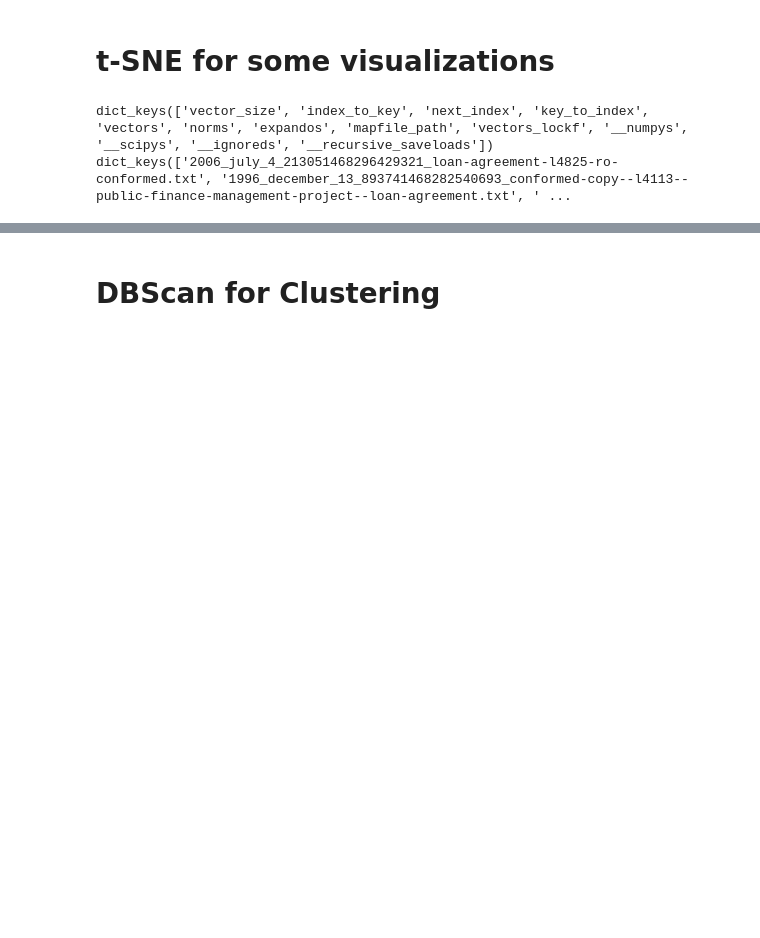
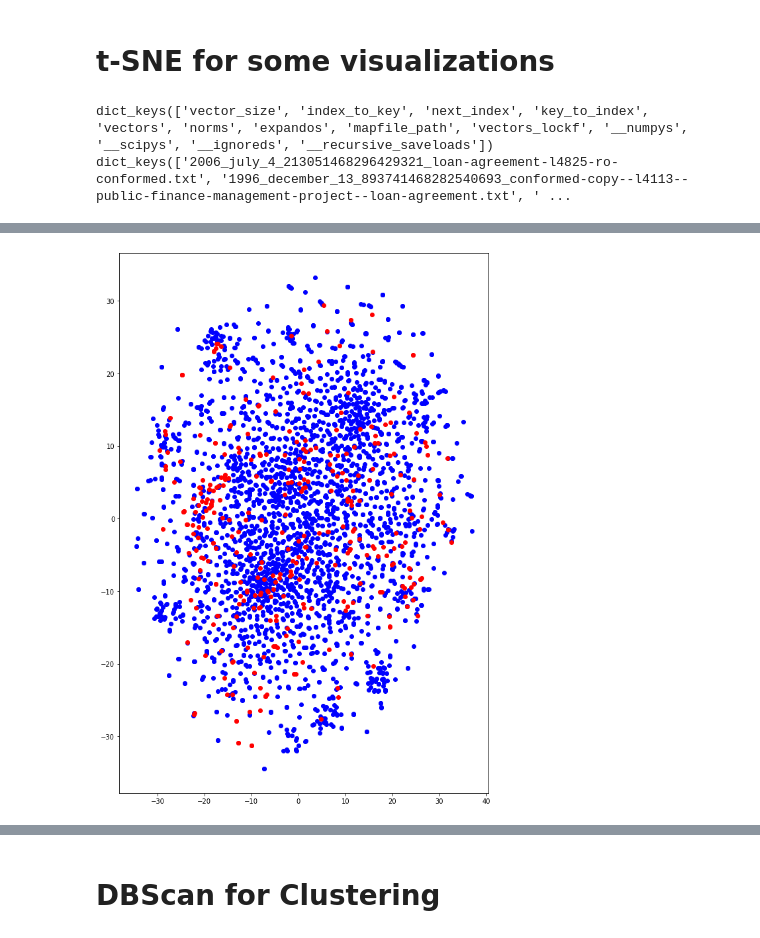
Before and after one commit to DoctorBomb/Qarik-Team-Bear, a Jupyter notebook: Cluster_Data/Doc2Vec.ipynb, the cells around one changed output, grey strips where cells are left out. Saved outputs shown, nothing was run; the diff lists cells and outputs as text; code cells hidden in the pictures; blank space fills up the shorter version.

```diff
--- a/Cluster_Data/Doc2Vec.ipynb
+++ b/Cluster_Data/Doc2Vec.ipynb
@@ -239,0 +342,4 @@ plotScatter(keyword="infrastructure")
+# %%
+plotScatter(keyword="energy")
+# %% [output]
+[figure, added]
```
Also changed, not shown: parts of 44 cells of this notebook, 2 other files.
